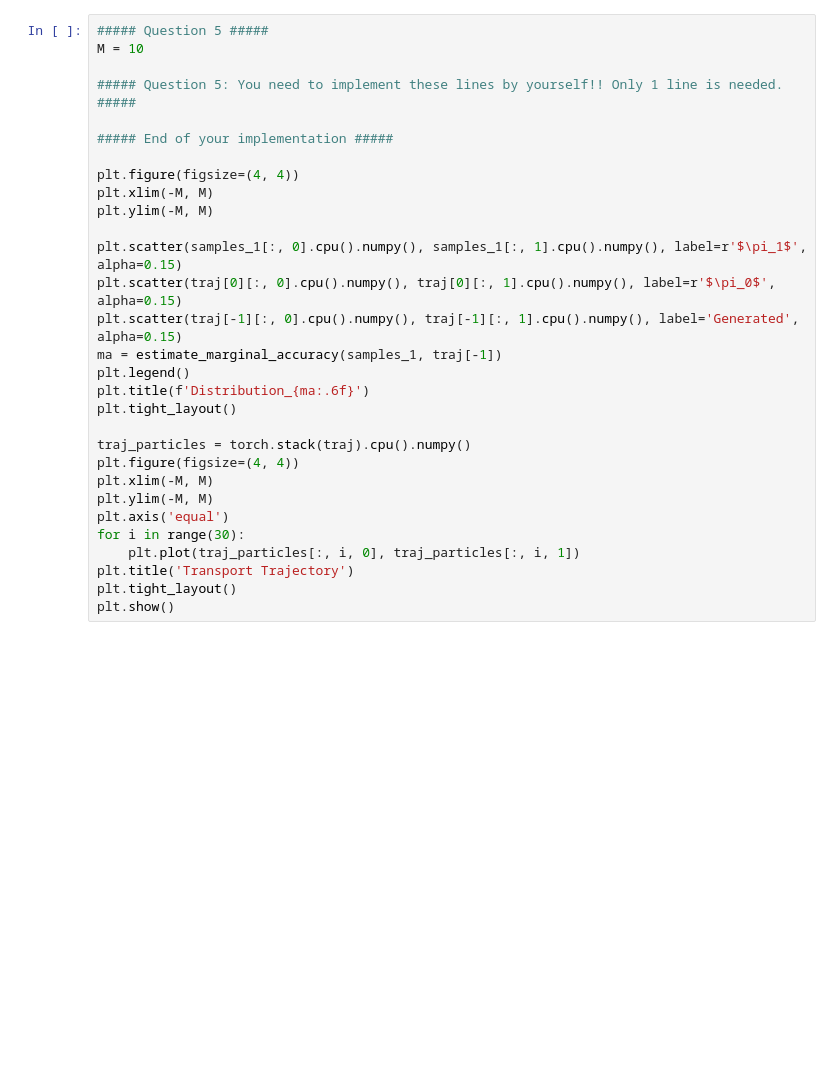
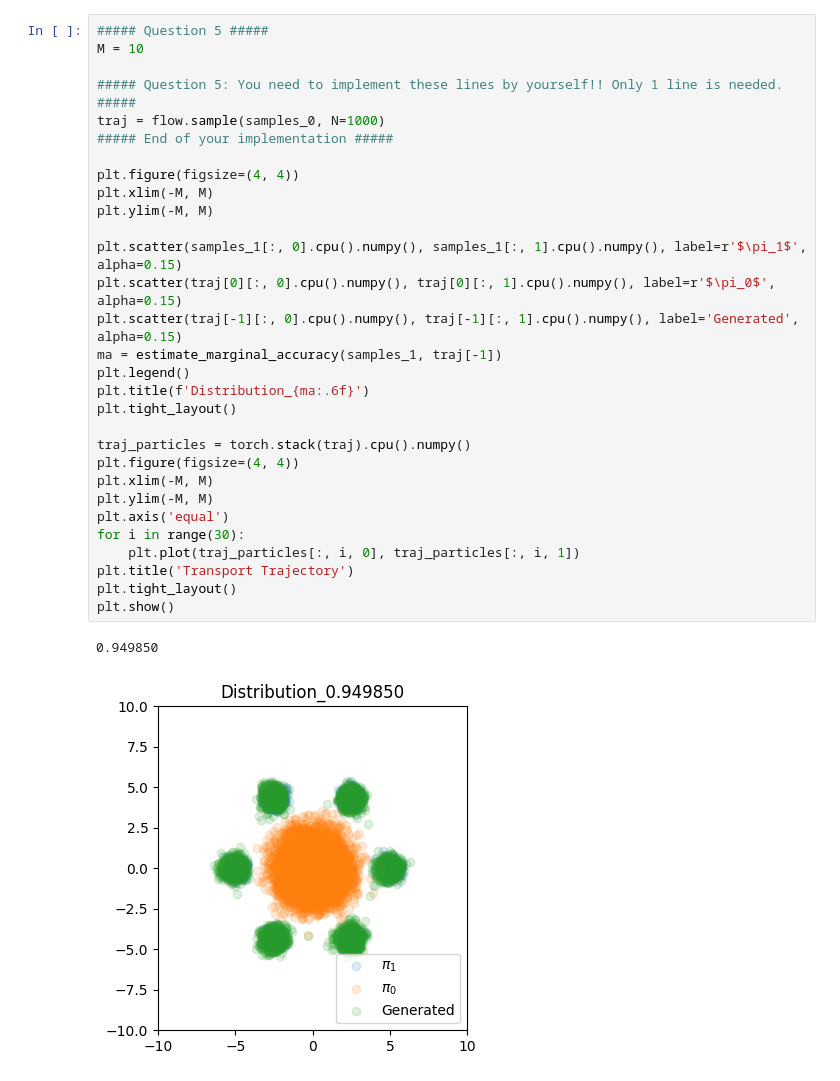
Before and after one commit to HenryZNNUE/HKUSI-Simple-Diffusion, a Jupyter notebook: simple_diffusion.ipynb, the cells around one changed output. Cells and saved outputs as stored; diff of their text form; blank space fills up the shorter version.

```diff
--- a/simple_diffusion.ipynb
+++ b/simple_diffusion.ipynb
@@ -401,30 +396,33 @@ plt.show()
 # %%
 ##### Question 5 #####
 M = 10
 
 ##### Question 5: You need to implement these lines by yourself!! Only 1 line is needed. #####
-
+traj = flow.sample(samples_0, N=1000)
 ##### End of your implementation #####
 
 plt.figure(figsize=(4, 4))
 plt.xlim(-M, M)
 plt.ylim(-M, M)
 
 plt.scatter(samples_1[:, 0].cpu().numpy(), samples_1[:, 1].cpu().numpy(), label=r'$\pi_1$', alpha=0.15)
 plt.scatter(traj[0][:, 0].cpu().numpy(), traj[0][:, 1].cpu().numpy(), label=r'$\pi_0$', alpha=0.15)
 plt.scatter(traj[-1][:, 0].cpu().numpy(), traj[-1][:, 1].cpu().numpy(), label='Generated', alpha=0.15)
 ma = estimate_marginal_accuracy(samples_1, traj[-1])
 plt.legend()
 plt.title(f'Distribution_{ma:.6f}')
 plt.tight_layout()
 
 traj_particles = torch.stack(traj).cpu().numpy()
 plt.figure(figsize=(4, 4))
 plt.xlim(-M, M)
 plt.ylim(-M, M)
 plt.axis('equal')
 for i in range(30):
     plt.plot(traj_particles[:, i, 0], traj_particles[:, i, 1])
 plt.title('Transport Trajectory')
 plt.tight_layout()
 plt.show()
+# %% [output]
+0.949850
+[figure, added]
```
Also changed, not shown: parts of 10 cells of this notebook.
